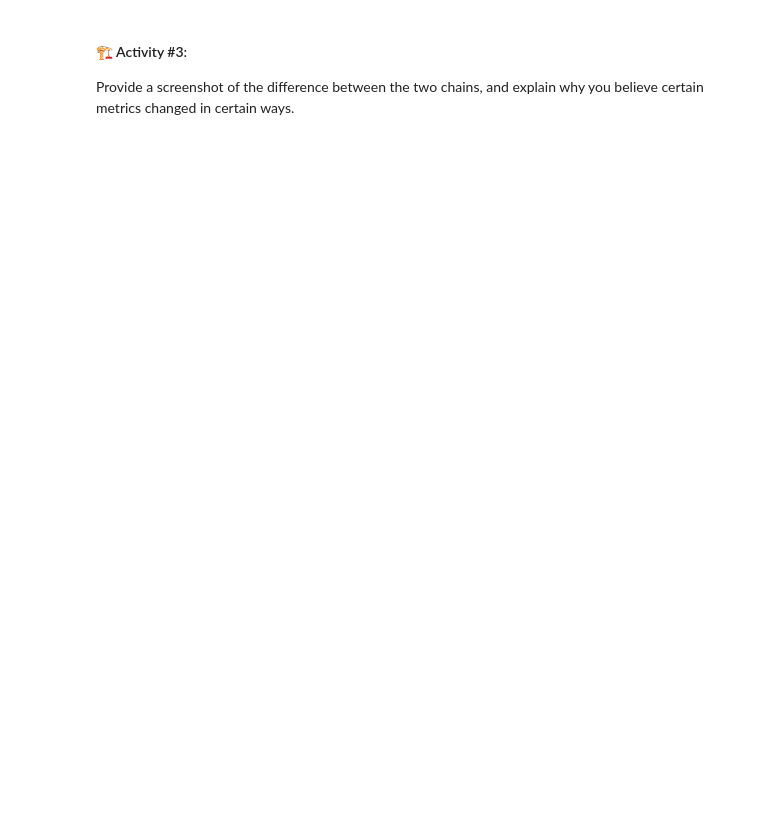
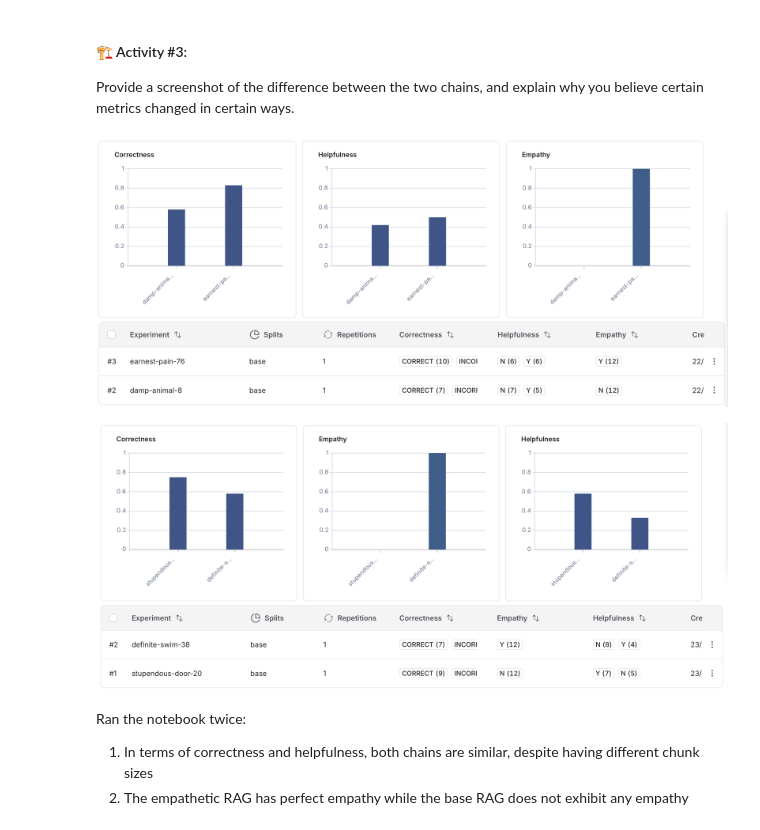
Before and after one commit to germeeai/aie7-, a Jupyter notebook: 07_Synthetic_Data_Generation_and_LangSmith/Synthetic_Data_Generation_RAGAS_&_LangSmith_Assignment.ipynb, the cells around one changed output. Saved outputs shown, nothing was run; the diff lists cells and outputs as text; code cells hidden in the pictures; blank space fills up the shorter version.

```diff
--- a/07_Synthetic_Data_Generation_and_LangSmith/Synthetic_Data_Generation_RAGAS_&_LangSmith_Assignment.ipynb
+++ b/07_Synthetic_Data_Generation_and_LangSmith/Synthetic_Data_Generation_RAGAS_&_LangSmith_Assignment.ipynb
@@ -585,3 +672,15 @@ https://smith.langchain.com/o/7f931194-9c58-4a68-837e-86cd87ca9e76/datasets/08eb
 #### 🏗️ Activity #3:
 
 Provide a screenshot of the difference between the two chains, and explain why you believe certain metrics changed in certain ways.
+# %%
+from IPython.display import Image, display
+display(Image("sdg.png"))
+display(Image("sdg2.png"))
+# %% [output]
+[figure, added]
+[figure, added]
+# %% [markdown]
+Ran the notebook twice:
+
+1. In terms of correctness and helpfulness, both chains are similar, despite having different chunk sizes
+2. The empathetic RAG has perfect empathy while the base RAG does not exhibit any empathy
```
Also changed, not shown: parts of 13 cells of this notebook, 3 other files.
